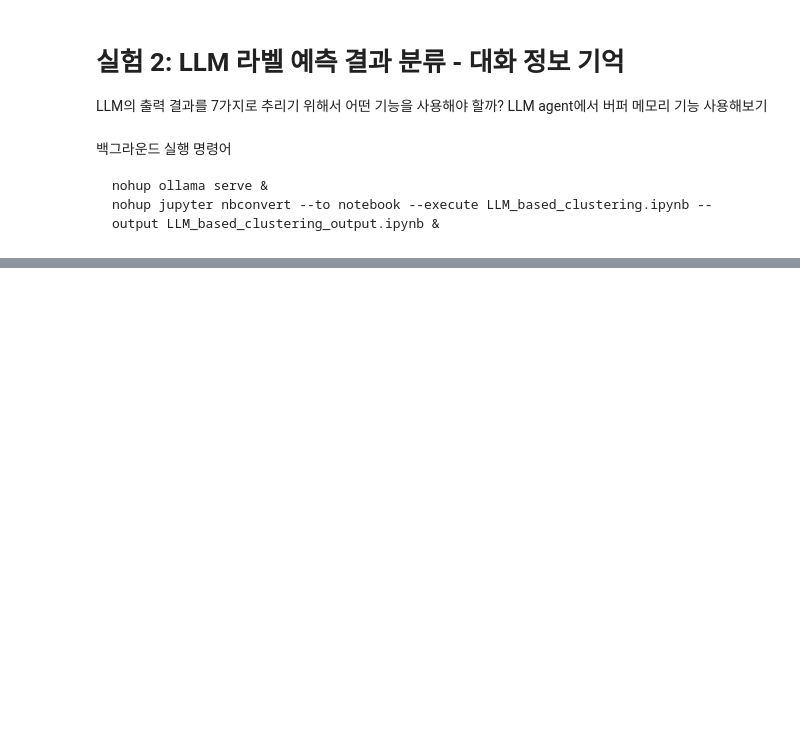
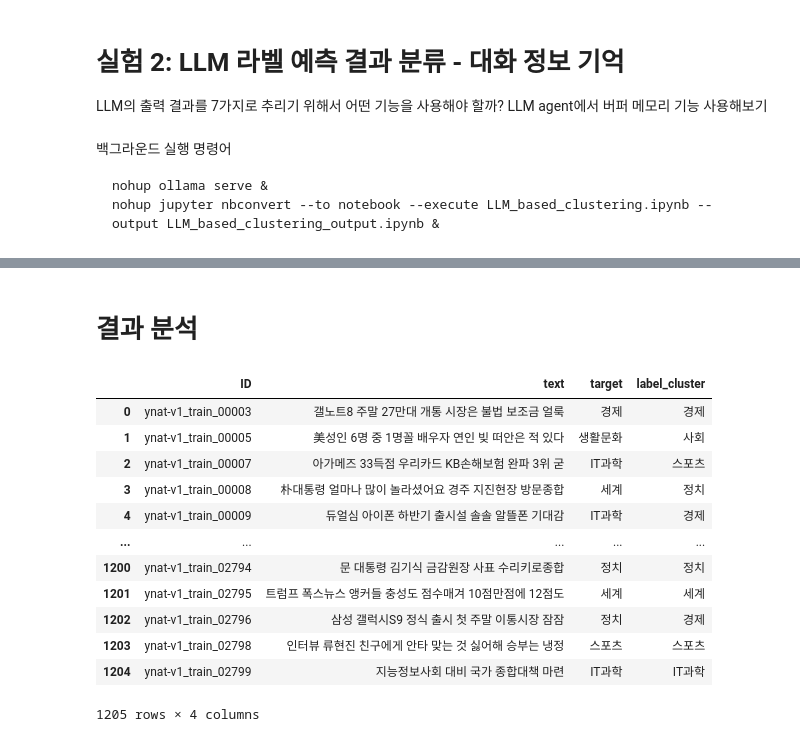
Before and after one commit to boostcampaitech7/level2-nlp-datacentric-nlp-07, a Jupyter notebook: LLM_based_clustering.ipynb, the cells around one changed output, grey strips where cells are left out. Drawn from its saved outputs; the diff is of its cells as text; code cells hidden in the pictures; blank space fills up the shorter version.

```diff
--- a/LLM_based_clustering.ipynb
+++ b/LLM_based_clustering.ipynb
@@ -319,0 +211,37 @@ Name: count, dtype: int64
+# %% [markdown]
+# 결과 분석
+# %%
+clustered_df = pd.read_csv('data/clustered_7_labels.csv')
+
+# ASCII 데이터 예측을 통해 정수 인코딩이 의미하는 실제 카테고리 내용 파악 완료
+clustered_df['target'] = clustered_df['target'].apply(lambda x: {0: '생활문화', 1: '스포츠', 2: '정치', 3: '사회', 4: 'IT과학', 5: '경제', 6: '세계'}.get(x, x))
+
+# 위 실험 결과로 매핑 완료
+clustered_df['label_cluster'] = clustered_df['label_cluster'].apply(
+    lambda x: {
+        "경제": "경제",
+        "스포츠": "스포츠",
+        "정치": "정치",
+        "국제": "세계",
+        "문화": "생활문화",
+        "사회": "사회",
+        "과학": "IT과학",
+    }.get(x, x)
+)
+
+clustered_df = clustered_df[['ID', 'text', 'target', 'label_cluster']]
+clustered_df
+# %% [output]
+|  | ID | text | target | label_cluster |
+| 0 | ynat-v1_train_00003 | 갤노트8 주말 27만대 개통 시장은 불법 보조금 얼룩 | 경제 | 경제 |
+| 1 | ynat-v1_train_00005 | 美성인 6명 중 1명꼴 배우자 연인 빚 떠안은 적 있다 | 생활문화 | 사회 |
+| 2 | ynat-v1_train_00007 | 아가메즈 33득점 우리카드 KB손해보험 완파 3위 굳 | IT과학 | 스포츠 |
+| 3 | ynat-v1_train_00008 | 朴대통령 얼마나 많이 놀라셨어요 경주 지진현장 방문종합 | 세계 | 정치 |
+| 4 | ynat-v1_train_00009 | 듀얼심 아이폰 하반기 출시설 솔솔 알뜰폰 기대감 | IT과학 | 경제 |
+| ... | ... | ... | ... | ... |
+| 1200 | ynat-v1_train_02794 | 문 대통령 김기식 금감원장 사표 수리키로종합 | 정치 | 정치 |
+| 1201 | ynat-v1_train_02795 | 트럼프 폭스뉴스 앵커들 충성도 점수매겨 10점만점에 12점도 | 세계 | 세계 |
+| 1202 | ynat-v1_train_02796 | 삼성 갤럭시S9 정식 출시 첫 주말 이통시장 잠잠 | 정치 | 경제 |
+| 1203 | ynat-v1_train_02798 | 인터뷰 류현진 친구에게 안타 맞는 것 싫어해 승부는 냉정 | 스포츠 | 스포츠 |
+| 1204 | ynat-v1_train_02799 | 지능정보사회 대비 국가 종합대책 마련 | IT과학 | IT과학 |
+1205 rows × 4 columns
```
Also changed, not shown: parts of 14 cells of this notebook.
